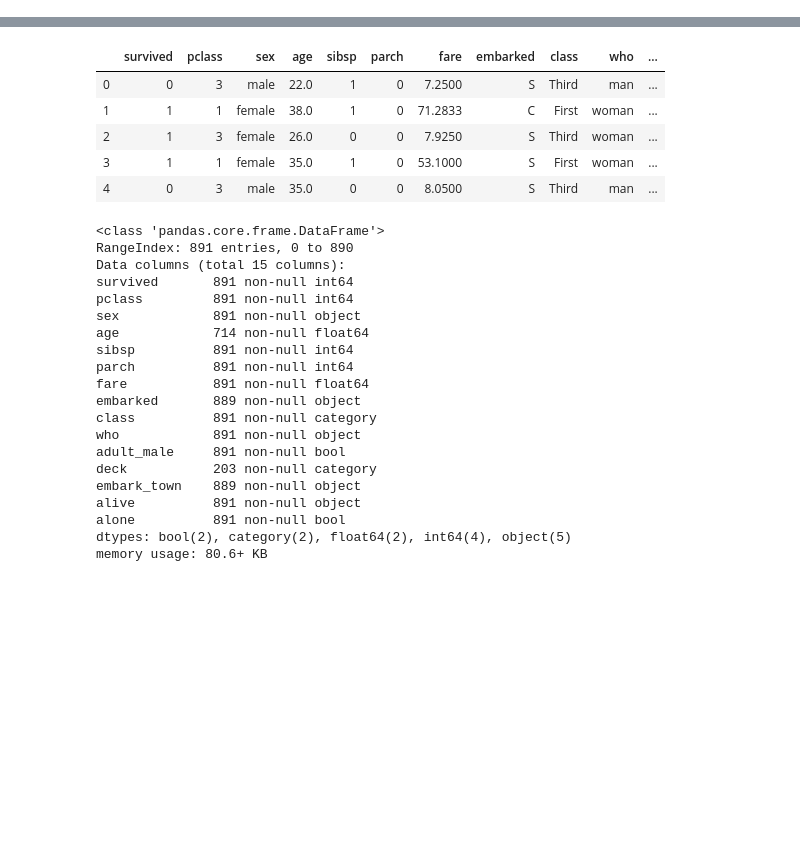
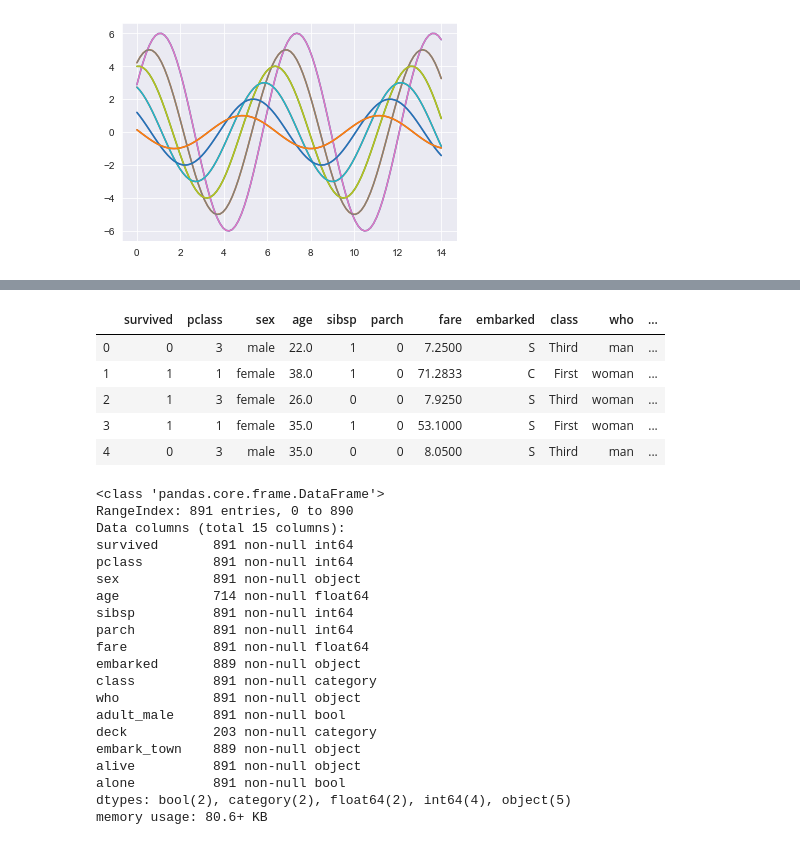
Before and after one commit to iomguy/PythonIntroCourse2020, a Jupyter notebook: notebooks/19_sns_plotly.ipynb, the cells around one changed output, grey strips where cells are left out. Saved outputs shown, nothing was run; the diff lists cells and outputs as text; code cells hidden in the pictures; blank space fills up the shorter version.

```diff
--- a/notebooks/19_sns_plotly.ipynb
+++ b/notebooks/19_sns_plotly.ipynb
@@ -7,0 +30,6 @@ sns.set_style('whitegrid')
+# %%
+# причём, стили можно установить на время
+with sns.axes_style("darkgrid"):
+    sinplot()
+# %% [output]
+[figure, added]
```
Also changed, not shown: parts of 10 cells of this notebook, 23 other files.
